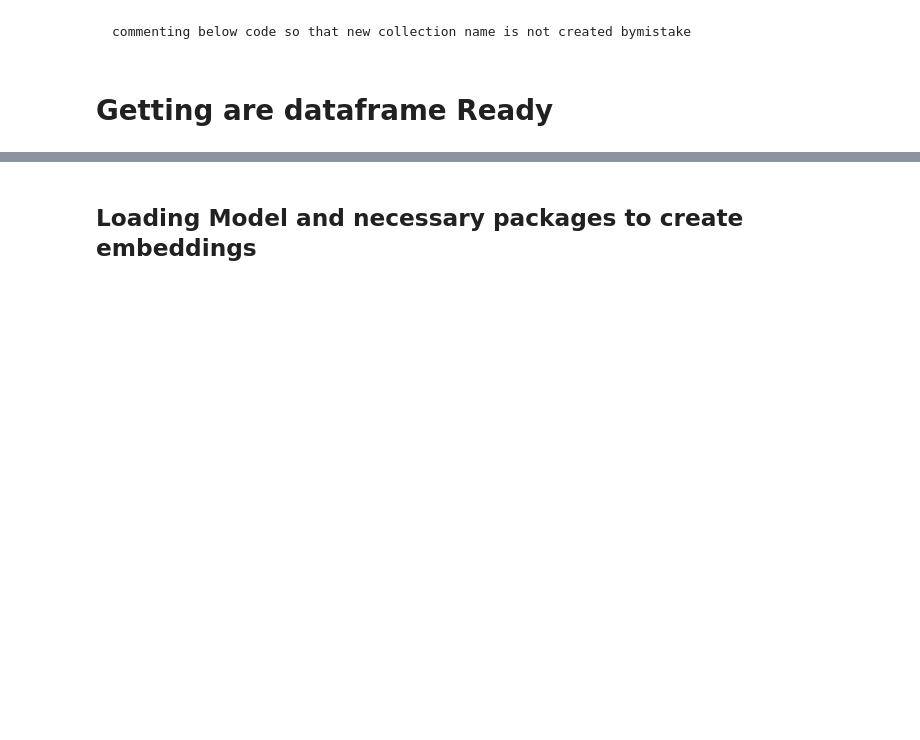
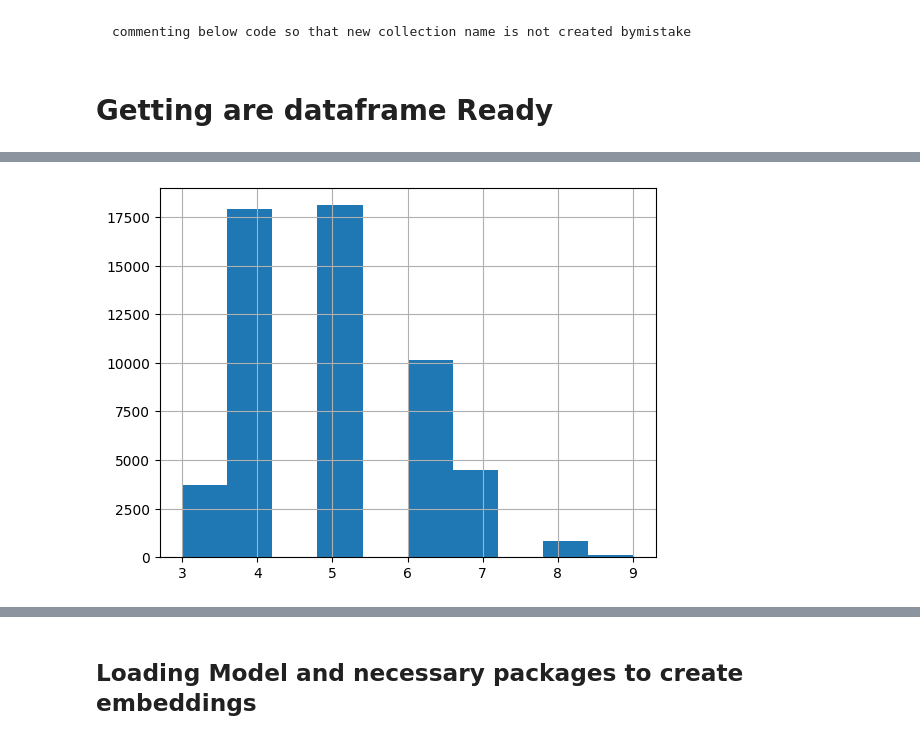
Before and after one commit to NikhilK-crypto/SmartStyleHub, a Jupyter notebook: Qdrant_FineTuned_CLIP.ipynb, the cells around one changed output, grey strips where cells are left out. Cells and saved outputs as stored; diff of their text form; code cells hidden in the pictures; blank space fills up the shorter version.

```diff
--- a/Qdrant_FineTuned_CLIP.ipynb
+++ b/Qdrant_FineTuned_CLIP.ipynb
@@ -59 +82,6 @@ df.head()
+# %%
+df['cap_length'].hist()
+plt.show()
+# %% [output]
+[figure, added]
 # %%
```
Also changed, not shown: parts of 17 cells of this notebook.
